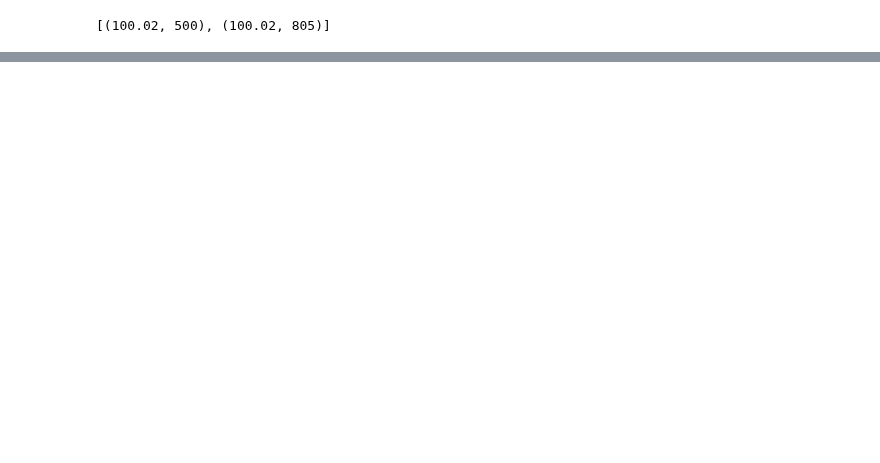
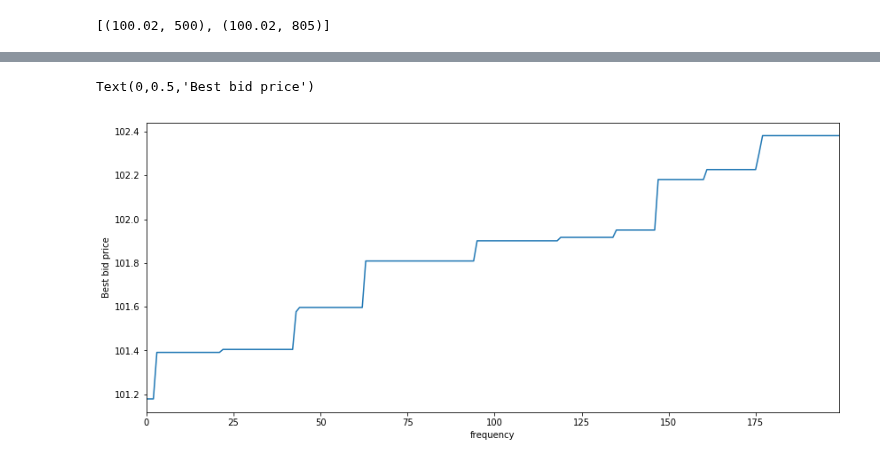
Before and after one commit to franklili3/Python-for-Finance-Engineering, a Jupyter notebook: homework1/OrderBookSimulator.ipynb, the cells around one changed output, grey strips where cells are left out. Drawn from its saved outputs; the diff is of its cells as text; code cells hidden in the pictures; blank space fills up the shorter version.

```diff
--- a/homework1/OrderBookSimulator.ipynb
+++ b/homework1/OrderBookSimulator.ipynb
@@ -113,0 +68,11 @@ show_book()
+# %%
+BBO = []
+for i in range(200) :
+    ramdon_int =  np.random.choice(2)
+    side = 'b' if ramdon_int == 0 else 's'
+    noise = np.random.random(1)[0]
+    price = get_BBO()[ramdon_int][0] + noise
+    qty = np.random.randint(1,1000)
+    new_order(side, price, qty)
+    BBO.append([get_BBO()[0][0], get_BBO()[0][1], get_BBO()[1][0], get_BBO()[1][1]])
+BBO[199][3]
@@ -119,0 +94,7 @@ trades_df['price'].plot()
+# %%
+BBO_df['bid_price'].plot()
+plt.xlabel("frequency")
+plt.ylabel('Best bid price')
+# %% [output]
+Text(0,0.5,'Best bid price')
+[figure, added]
```
Also changed, not shown: parts of 19 cells of this notebook, 1 other file.
